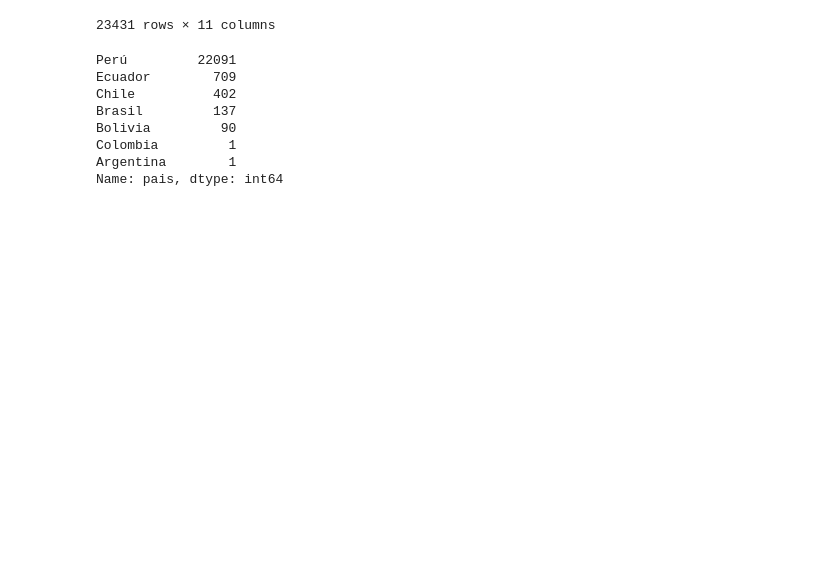
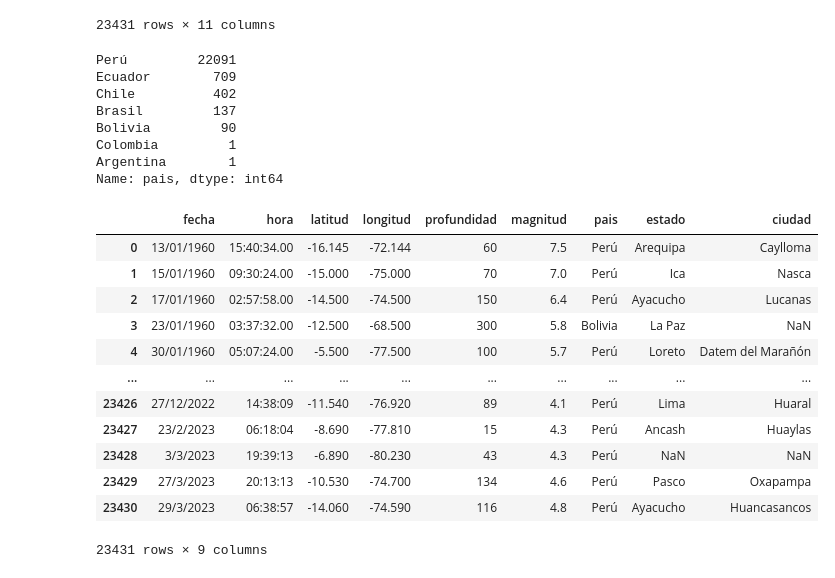
Before and after one commit to HugoGT/PF-Data-Science, a Jupyter notebook: ETL/Peru_ETL.ipynb, the cells around one changed output. Cells and saved outputs as stored; diff of their text form; code cells hidden in the pictures; blank space fills up the shorter version.

Commit message:
ETL Perú finished

```diff
--- a/ETL/Peru_ETL.ipynb
+++ b/ETL/Peru_ETL.ipynb
@@ -134,3 +134,31 @@ Bolivia         90
 Colombia         1
 Argentina        1
 Name: pais, dtype: int64
+# %%
+df.drop(axis=1, columns=['coordenadas', 'ciudad o pueblo'], inplace=True)
+# %%
+df = df.rename(columns={
+    'fecha UTC': 'fecha',
+    'hora UTC': 'hora',
+    'latitud (º)': 'latitud',
+    'longitud (º)': 'longitud',
+    'profundidad (km)': 'profundidad',
+    'magnitud (M)': 'magnitud',
+    'departamento': 'estado',
+    'provincia': 'ciudad'
+})
+df
+# %% [output]
+|  | fecha | hora | latitud | longitud | profundidad | magnitud | pais | estado | ciudad |
+| 0 | 13/01/1960 | 15:40:34.00 | -16.145 | -72.144 | 60 | 7.5 | Perú | Arequipa | Caylloma |
+| 1 | 15/01/1960 | 09:30:24.00 | -15.000 | -75.000 | 70 | 7.0 | Perú | Ica | Nasca |
+| 2 | 17/01/1960 | 02:57:58.00 | -14.500 | -74.500 | 150 | 6.4 | Perú | Ayacucho | Lucanas |
+| 3 | 23/01/1960 | 03:37:32.00 | -12.500 | -68.500 | 300 | 5.8 | Bolivia | La Paz | NaN |
+| 4 | 30/01/1960 | 05:07:24.00 | -5.500 | -77.500 | 100 | 5.7 | Perú | Loreto | Datem del Marañón |
+| ... | ... | ... | ... | ... | ... | ... | ... | ... | ... |
+| 23426 | 27/12/2022 | 14:38:09 | -11.540 | -76.920 | 89 | 4.1 | Perú | Lima | Huaral |
+| 23427 | 23/2/2023 | 06:18:04 | -8.690 | -77.810 | 15 | 4.3 | Perú | Ancash | Huaylas |
+| 23428 | 3/3/2023 | 19:39:13 | -6.890 | -80.230 | 43 | 4.3 | Perú | NaN | NaN |
+| 23429 | 27/3/2023 | 20:13:13 | -10.530 | -74.700 | 134 | 4.6 | Perú | Pasco | Oxapampa |
+| 23430 | 29/3/2023 | 06:38:57 | -14.060 | -74.590 | 116 | 4.8 | Perú | Ayacucho | Huancasancos |
+23431 rows × 9 columns
```
Also changed, not shown: parts of 5 cells of this notebook, 1 other file.
